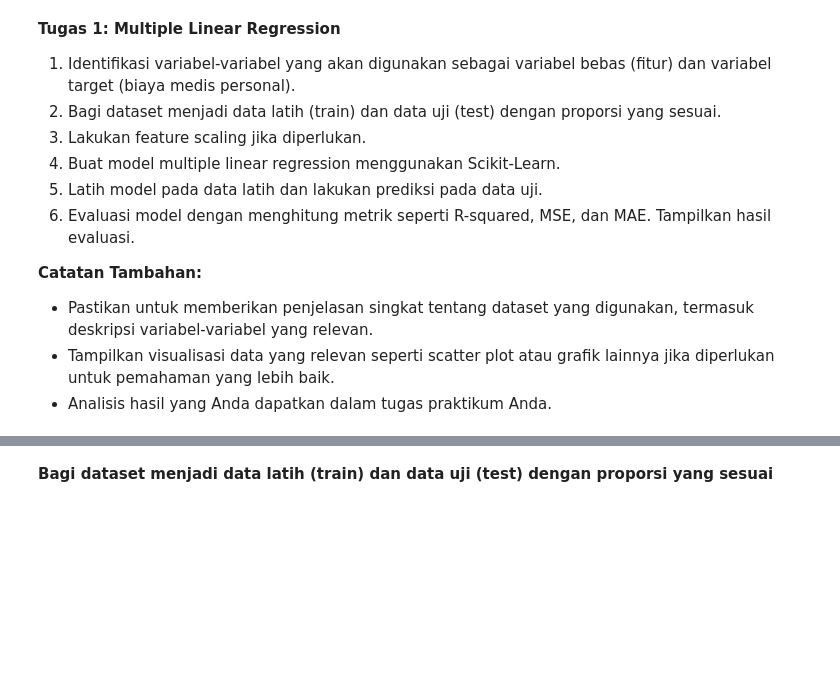
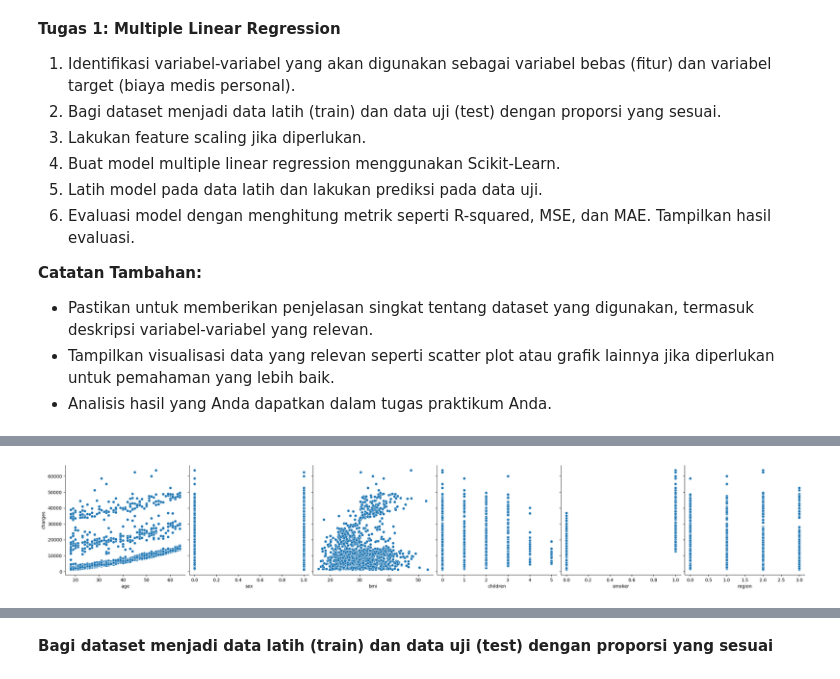
Before and after one commit to hoshigakikisame/Machine-Learning-TI-3E-2024, a Jupyter notebook: 14_Hana Sugianto/14_Hana_Sugianto_Jobsheet_3.ipynb, the cells around one changed output, grey strips where cells are left out. Cells and saved outputs as stored; diff of their text form; code cells hidden in the pictures; blank space fills up the shorter version.

```diff
--- a/14_Hana Sugianto/14_Hana_Sugianto_Jobsheet_3.ipynb
+++ b/14_Hana Sugianto/14_Hana_Sugianto_Jobsheet_3.ipynb
@@ -502,0 +572,9 @@ y = df['charges']
+# %%
+import seaborn as sns
+
+# visualisasi data dengan pairplot
+sns.pairplot(data_tugas, x_vars=['age', 'sex', 'bmi', 'children', 'smoker', 'region'],
+             y_vars='charges', size=4, aspect=1, kind='scatter')
+plt.show()
+# %% [output]
+[figure, added]
```
Also changed, not shown: parts of 40 cells of this notebook.
